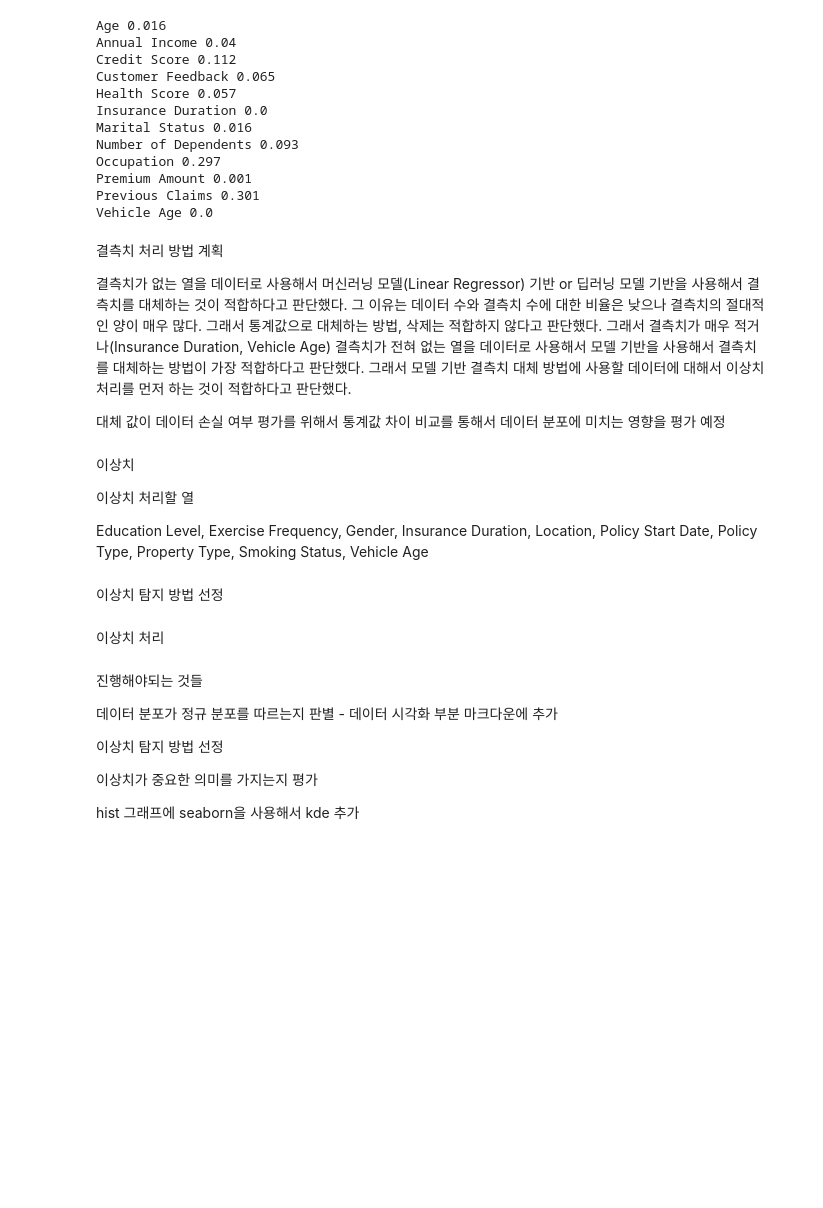
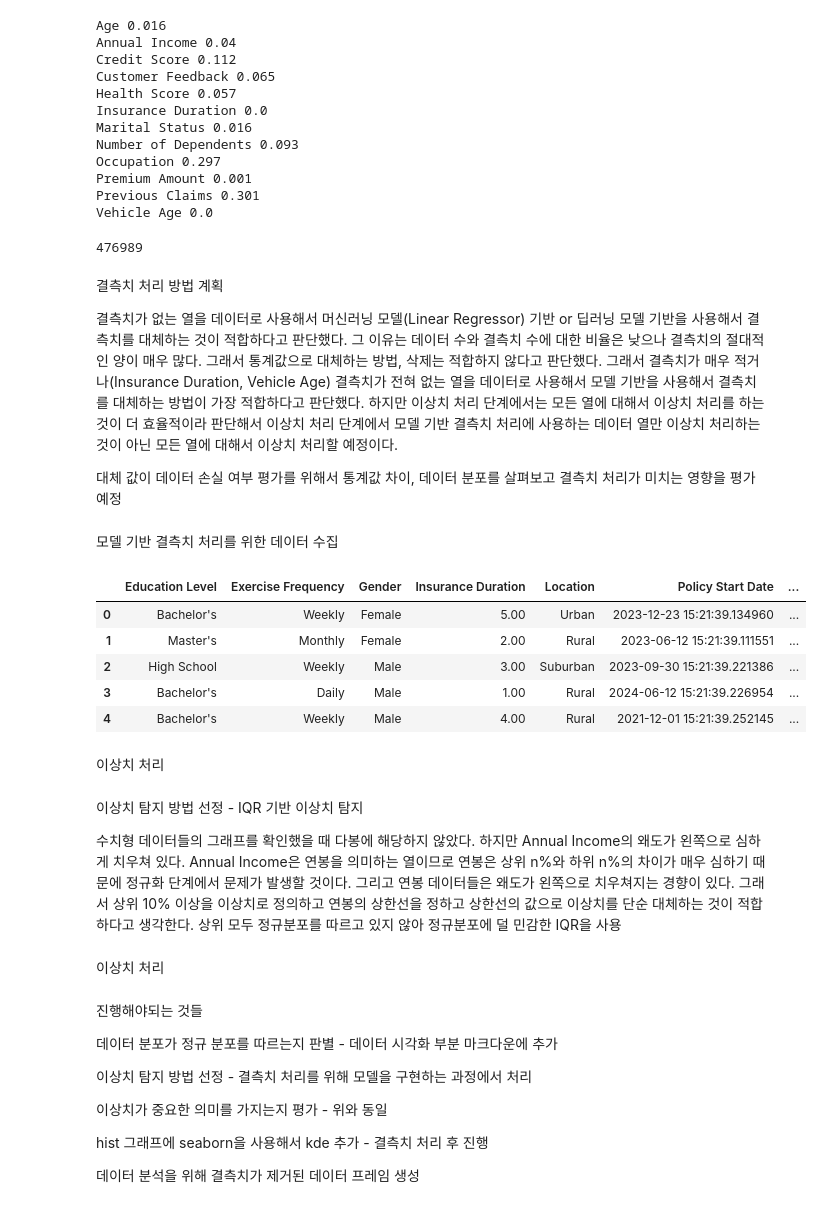
Before and after one commit to hyungijung/Project, a Jupyter notebook: Regression with an Insurance Dataset.ipynb, the cells around one changed output. Cells and saved outputs as stored; diff of their text form; code cells hidden in the pictures; blank space fills up the shorter version.

```diff
--- a/Regression with an Insurance Dataset.ipynb
+++ b/Regression with an Insurance Dataset.ipynb
@@ -961,20 +1050,36 @@ Occupation 0.297
 Premium Amount 0.001
 Previous Claims 0.301
 Vehicle Age 0.0
+# %%
+frame.notnull().all(axis=1).sum()
+# %% [output]
+476989
 # %% [markdown]
 결측치 처리 방법 계획
 
-결측치가 없는 열을 데이터로 사용해서 머신러닝 모델(Linear Regressor) 기반 or 딥러닝 모델 기반을 사용해서 결측치를 대체하는 것이 적합하다고 판단했다. 그 이유는 데이터 수와 결측치 수에 대한 비율은 낮으나 결측치의 절대적인 양이 매우 많다. 그래서 통계값으로 대체하는 방법, 삭제는 적합하지 않다고 판단했다. 그래서 결측치가 매우 적거나(Insurance Duration, Vehicle Age) 결측치가 전혀 없는 열을 데이터로 사용해서 모델 기반을 사용해서 결측치를 대체하는 방법이 가장 적합하다고 판단했다. 그래서 모델 기반 결측치 대체 방법에 사용할 데이터에 대해서 이상치 처리를 먼저 하는 것이 적합하다고 판단했다.
+결측치가 없는 열을 데이터로 사용해서 머신러닝 모델(Linear Regressor) 기반 or 딥러닝 모델 기반을 사용해서 결측치를 대체하는 것이 적합하다고 판단했다. 그 이유는 데이터 수와 결측치 수에 대한 비율은 낮으나 결측치의 절대적인 양이 매우 많다. 그래서 통계값으로 대체하는 방법, 삭제는 적합하지 않다고 판단했다. 그래서 결측치가 매우 적거나(Insurance Duration, Vehicle Age) 결측치가 전혀 없는 열을 데이터로 사용해서 모델 기반을 사용해서 결측치를 대체하는 방법이 가장 적합하다고 판단했다.  하지만 이상치 처리 단계에서는 모든 열에 대해서 이상치 처리를 하는 것이 더 효율적이라 판단해서 이상치 처리 단계에서 모델 기반 결측치 처리에 사용하는 데이터 열만 이상치 처리하는 것이 아닌 모든 열에 대해서 이상치 처리할 예정이다.
 
-대체 값이 데이터 손실 여부 평가를 위해서 통계값 차이 비교를 통해서 데이터 분포에 미치는 영향을 평가 예정
+대체 값이 데이터 손실 여부 평가를 위해서 통계값 차이, 데이터 분포를 살펴보고 결측치 처리가 미치는 영향을 평가 예정
+# %% [markdown]
+모델 기반 결측치 처리를 위한 데이터 수집
+# %%
+frame_null = frame[['Education Level', 'Exercise Frequency', 'Gender', 'Insurance Duration', 'Location', 'Policy Start Date', 'Policy Type', 'Property Type', 'Smoking Status', 'Vehicle Age']]
+
+frame_null.head()
+# %% [output]
+|  | Education Level | Exercise Frequency | Gender | Insurance Duration | Location | Policy Start Date | ... |
+| 0 | Bachelor's | Weekly | Female | 5.00 | Urban | 2023-12-23 15:21:39.134960 | ... |
+| 1 | Master's | Monthly | Female | 2.00 | Rural | 2023-06-12 15:21:39.111551 | ... |
+| 2 | High School | Weekly | Male | 3.00 | Suburban | 2023-09-30 15:21:39.221386 | ... |
+| 3 | Bachelor's | Daily | Male | 1.00 | Rural | 2024-06-12 15:21:39.226954 | ... |
+| 4 | Bachelor's | Weekly | Male | 4.00 | Rural | 2021-12-01 15:21:39.252145 | ... |
 # %% [markdown]
-이상치
-
-이상치 처리할 열
-
-Education Level, Exercise Frequency, Gender, Insurance Duration, Location, Policy Start Date, Policy Type, Property Type, Smoking Status, Vehicle Age
+이상치 처리
 # %% [markdown]
-이상치 탐지 방법 선정
+이상치 탐지 방법 선정 - IQR 기반 이상치 탐지
+
+수치형 데이터들의 그래프를 확인했을 때 다봉에 해당하지 않았다. 하지만 Annual Income의 왜도가 왼쪽으로 심하게 치우쳐 있다. Annual Income은 연봉을 의미하는 열이므로 연봉은 상위 n%와 하위 n%의 차이가 매우 심하기 때문에 정규화 단계에서 문제가 발생할 것이다. 그리고 연봉 데이터들은 왜도가 왼쪽으로 치우쳐지는 경향이 있다. 그래서 상위 10% 이상을 이상치로 정의하고 연봉의 상한선을 정하고 상한선의 값으로 이상치를 단순 대체하는 것이 적합하다고 생각한다.
+상위  모두 정규분포를 따르고 있지 않아 정규분포에 덜 민감한 IQR을 사용
 # %% [markdown]
 이상치 처리
 # %% [markdown]
@@ -982,8 +1087,10 @@ Education Level, Exercise Frequency, Gender, Insurance Duration, Location, Polic
 
 데이터 분포가 정규 분포를 따르는지 판별 - 데이터 시각화 부분 마크다운에 추가
 
-이상치 탐지 방법 선정
+이상치 탐지 방법 선정 - 결측치 처리를 위해 모델을 구현하는 과정에서 처리
 
-이상치가 중요한 의미를 가지는지 평가
+이상치가 중요한 의미를 가지는지 평가 - 위와 동일
 
-hist 그래프에 seaborn을 사용해서 kde 추가
+hist 그래프에 seaborn을 사용해서 kde 추가 - 결측치 처리 후 진행
+
+데이터 분석을 위해 결측치가 제거된 데이터 프레임 생성
```
Also changed, not shown: parts of 12 cells of this notebook.
